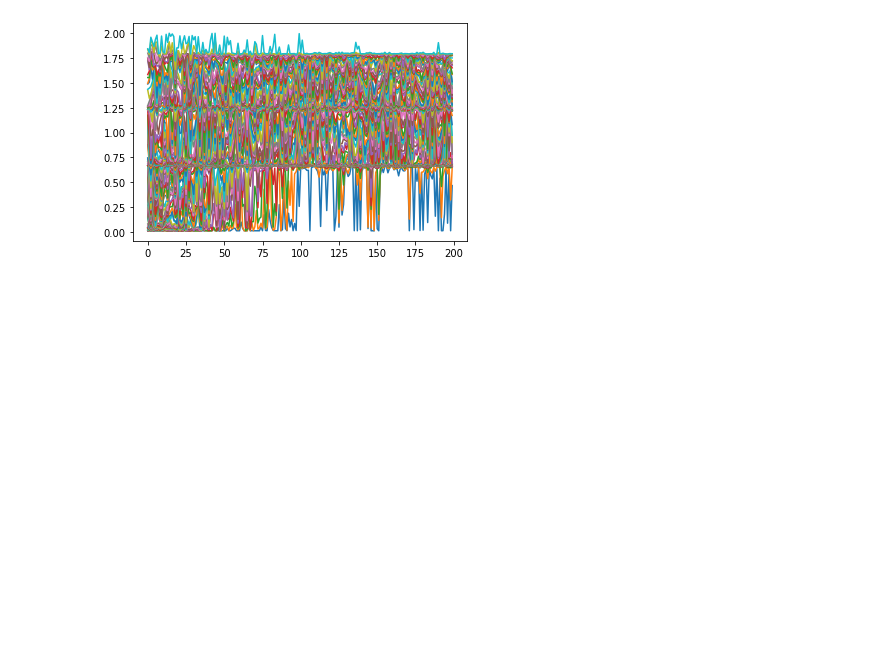
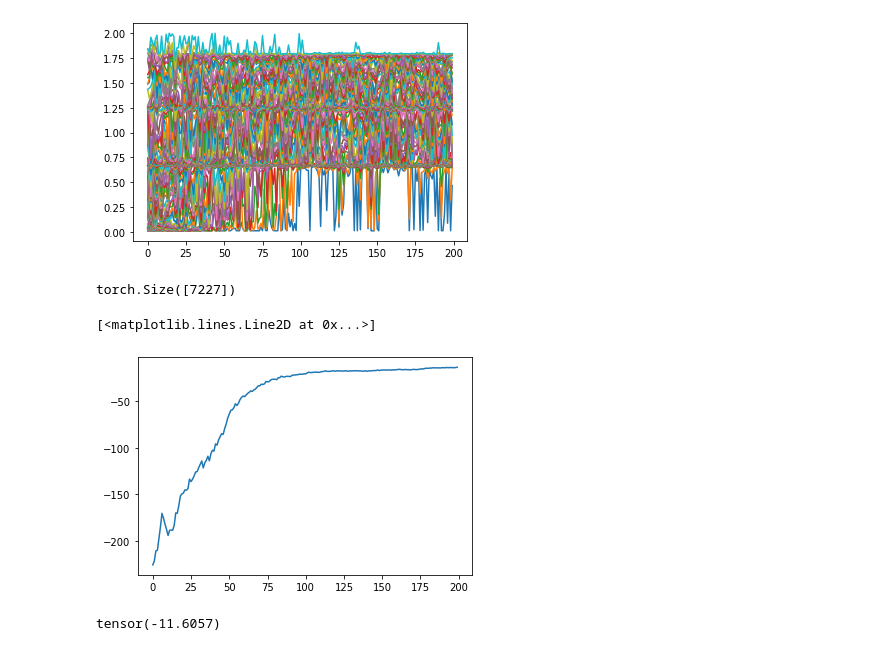
Before and after one commit to akarshkumar0101/basketball-rl, a Jupyter notebook: rl_one_man.ipynb, the cells around one changed output. Drawn from its saved outputs; the diff is of its cells as text; code cells hidden in the pictures; blank space fills up the shorter version.

```diff
--- a/rl_one_man.ipynb
+++ b/rl_one_man.ipynb
@@ -146,3 +147,29 @@ plt.plot(fits.max(dim=-1).values)
 plt.plot(fits.sort(dim=-1).values);
 # %% [output]
 [figure]
+# %%
+class Net(nn.Module):
+    def __init__(self):
+        super().__init__()
+        self.n_sins = 100
+        self.seq = nn.Sequential(
+            nn.Linear(self.n_sins, 50),
+            nn.Tanh(),
+            nn.Linear(50, 32),
+            nn.Tanh(),
+            nn.Linear(32, 16),
+            nn.Tanh(),
+            nn.Linear(16, 1),
+        )
+
+    def forward(self, x):
+        if x.ndim==1:
+            x = x[None, :]
+        x = x/7.5*np.pi/2.
+        x = x*torch.arange(-self.n_sins//2, self.n_sins//2)
+        # x = x*torch.arange(0, self.n_sins)
+        x = x.sin()
+        x = self.seq(x)
+        return x
+
+net = Net()
@@ -148,0 +227,17 @@ plt.plot(fits.sort(dim=-1).values);
+# %%
+net = Net()
+v = nn.utils.parameters_to_vector(net.parameters())
+v = torch.randn_like(v)/10000
+print(v.shape)
+fits = run_es_adam(v, n_gen=200, n_pop=40)
+# %% [output]
+torch.Size([7227])
+# %%
+plt.plot(fits.mean(dim=-1))
+# %% [output]
+[<matplotlib.lines.Line2D at 0x...>]
+[figure, added]
+# %%
+fits.max()
+# %% [output]
+tensor(-11.6057)
```
Also changed, not shown: parts of 4 cells of this notebook.
